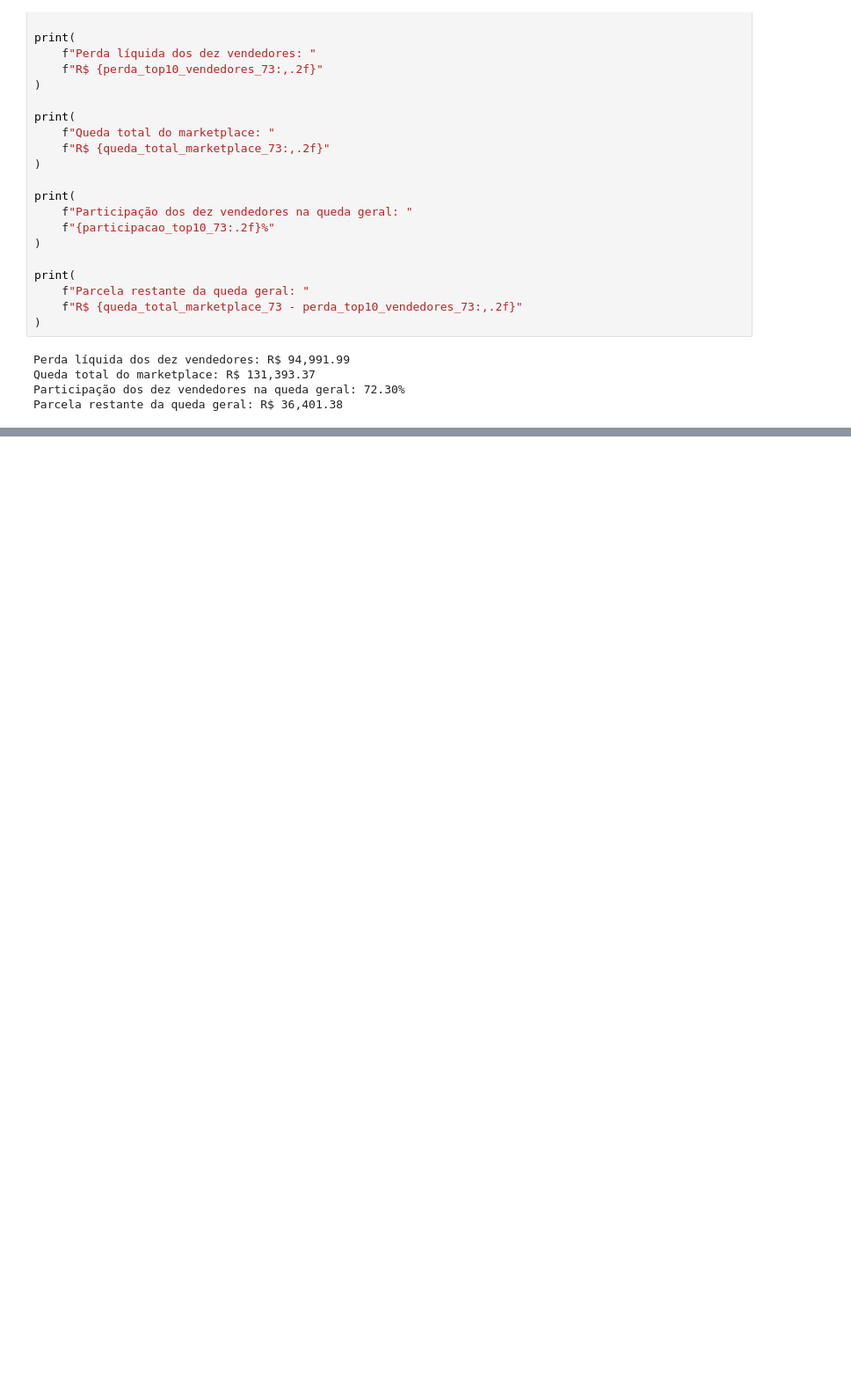
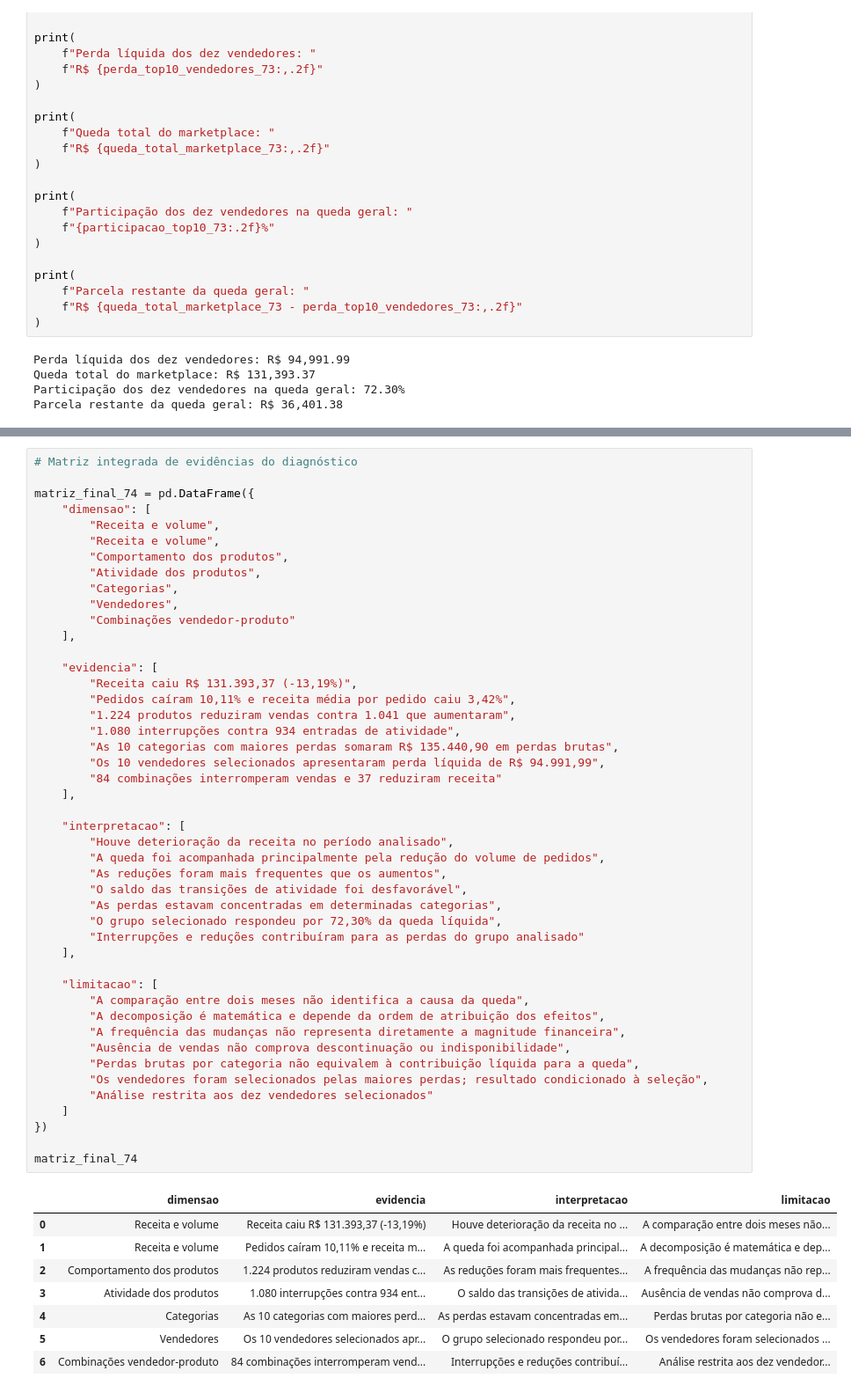
Before and after one commit to AgathaAlmeida7/case-01-queda-vendas, a Jupyter notebook: notebooks/04_diagnosis.ipynb, the cells around one changed output, grey strips where cells are left out. Shown at 88% size. Saved outputs shown, nothing was run; the diff lists cells and outputs as text; blank space fills up the shorter version.

Commit message:
feat: integra diagnostico da queda de receita

```diff
--- a/notebooks/04_diagnosis.ipynb
+++ b/notebooks/04_diagnosis.ipynb
@@ -4652,0 +4913,55 @@ e junho de 2018 e não estabelecem relações causais.
+# %%
+# Matriz integrada de evidências do diagnóstico
+
+matriz_final_74 = pd.DataFrame({
+    "dimensao": [
+        "Receita e volume",
+        "Receita e volume",
+        "Comportamento dos produtos",
+        "Atividade dos produtos",
+        "Categorias",
+        "Vendedores",
+        "Combinações vendedor-produto"
+    ],
+
+    "evidencia": [
+        "Receita caiu R$ 131.393,37 (-13,19%)",
+        "Pedidos caíram 10,11% e receita média por pedido caiu 3,42%",
+        "1.224 produtos reduziram vendas contra 1.041 que aumentaram",
+        "1.080 interrupções contra 934 entradas de atividade",
+        "As 10 categorias com maiores perdas somaram R$ 135.440,90 em perdas brutas",
+        "Os 10 vendedores selecionados apresentaram perda líquida de R$ 94.991,99",
+        "84 combinações interromperam vendas e 37 reduziram receita"
+    ],
+
+    "interpretacao": [
+        "Houve deterioração da receita no período analisado",
+        "A queda foi acompanhada principalmente pela redução do volume de pedidos",
+        "As reduções foram mais frequentes que os aumentos",
+        "O saldo das transições de atividade foi desfavorável",
+        "As perdas estavam concentradas em determinadas categorias",
+        "O grupo selecionado respondeu por 72,30% da queda líquida",
+        "Interrupções e reduções contribuíram para as perdas do grupo analisado"
+    ],
+
+    "limitacao": [
+        "A comparação entre dois meses não identifica a causa da queda",
+        "A decomposição é matemática e depende da ordem de atribuição dos efeitos",
+        "A frequência das mudanças não representa diretamente a magnitude financeira",
+        "Ausência de vendas não comprova descontinuação ou indisponibilidade",
+        "Perdas brutas por categoria não equivalem à contribuição líquida para a queda",
+        "Os vendedores foram selecionados pelas maiores perdas; resultado condicionado à seleção",
+        "Análise restrita aos dez vendedores selecionados"
+    ]
+})
+
+matriz_final_74
+# %% [output]
+|  | dimensao | evidencia | interpretacao | limitacao |
+| 0 | Receita e volume | Receita caiu R$ 131.393,37 (-13,19%) | Houve deterioração da receita no ... | A comparação entre dois meses não... |
+| 1 | Receita e volume | Pedidos caíram 10,11% e receita m... | A queda foi acompanhada principal... | A decomposição é matemática e dep... |
+| 2 | Comportamento dos produtos | 1.224 produtos reduziram vendas c... | As reduções foram mais frequentes... | A frequência das mudanças não rep... |
+| 3 | Atividade dos produtos | 1.080 interrupções contra 934 ent... | O saldo das transições de ativida... | Ausência de vendas não comprova d... |
+| 4 | Categorias | As 10 categorias com maiores perd... | As perdas estavam concentradas em... | Perdas brutas por categoria não e... |
+| 5 | Vendedores | Os 10 vendedores selecionados apr... | O grupo selecionado respondeu por... | Os vendedores foram selecionados ... |
+| 6 | Combinações vendedor-produto | 84 combinações interromperam vend... | Interrupções e reduções contribuí... | Análise restrita aos dez vendedor... |
```
Also changed, not shown: parts of 10 cells of this notebook.
